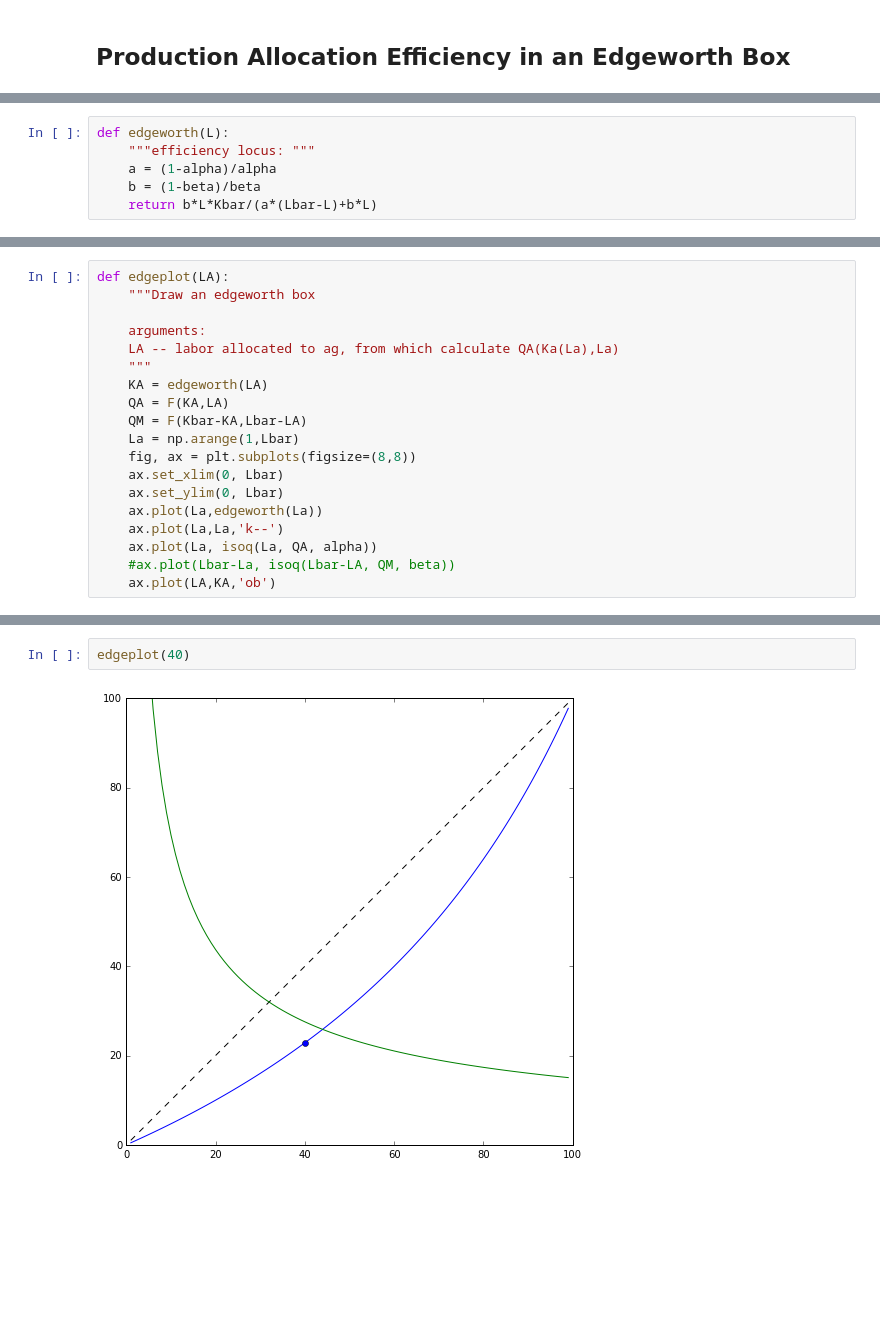
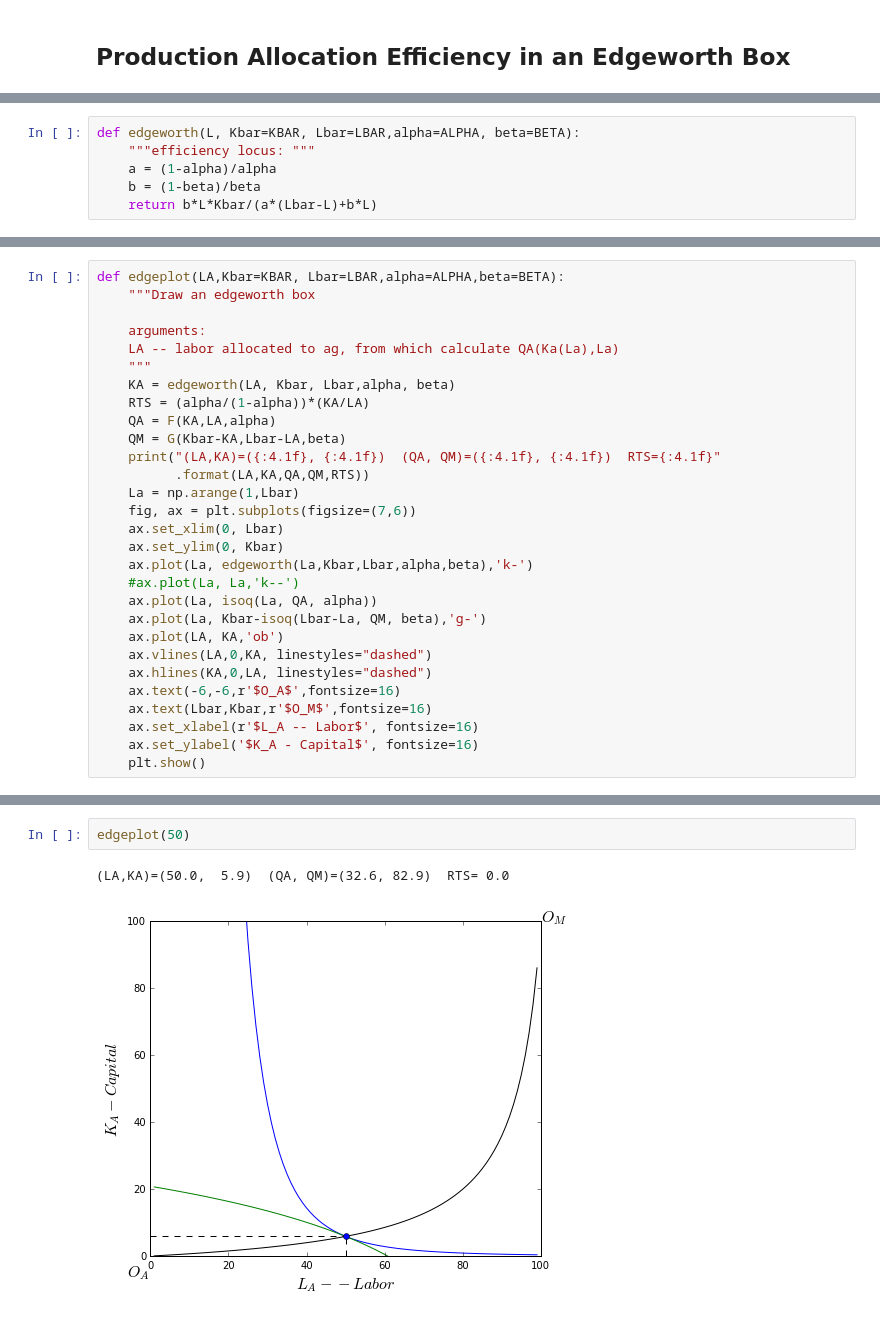
Before and after one commit to jhconning/Dev-II, a Jupyter notebook: notebooks/EdgeworthProduction.ipynb, the cells around one changed output, grey strips where cells are left out. Cells and saved outputs as stored; diff of their text form; blank space fills up the shorter version.

Commit message:
Edgeworth notebook + carteryao

```diff
--- a/notebooks/EdgeworthProduction.ipynb
+++ b/notebooks/EdgeworthProduction.ipynb
@@ -32,5 +46,5 @@ def isoq(L, Q, mu):
 # %%
-def edgeworth(L):
+def edgeworth(L, Kbar=KBAR, Lbar=LBAR,alpha=ALPHA, beta=BETA):
     """efficiency locus: """
     a = (1-alpha)/alpha
     b = (1-beta)/beta
@@ -40,19 +52,29 @@ La = np.arange(1,Lbar)
 # %%
-def edgeplot(LA):
+def edgeplot(LA,Kbar=KBAR, Lbar=LBAR,alpha=ALPHA,beta=BETA):
     """Draw an edgeworth box
 
     arguments:
     LA -- labor allocated to ag, from which calculate QA(Ka(La),La)
     """
-    KA = edgeworth(LA)
-    QA = F(KA,LA)
-    QM = F(Kbar-KA,Lbar-LA)
+    KA = edgeworth(LA, Kbar, Lbar,alpha, beta)
+    RTS = (alpha/(1-alpha))*(KA/LA)
+    QA = F(KA,LA,alpha)
+    QM = G(Kbar-KA,Lbar-LA,beta)
+    print("(LA,KA)=({:4.1f}, {:4.1f})  (QA, QM)=({:4.1f}, {:4.1f})  RTS={:4.1f}"
+          .format(LA,KA,QA,QM,RTS))
     La = np.arange(1,Lbar)
-    fig, ax = plt.subplots(figsize=(8,8))
+    fig, ax = plt.subplots(figsize=(7,6))
     ax.set_xlim(0, Lbar)
-    ax.set_ylim(0, Lbar)
-    ax.plot(La,edgeworth(La))
-    ax.plot(La,La,'k--')
+    ax.set_ylim(0, Kbar)
+    ax.plot(La, edgeworth(La,Kbar,Lbar,alpha,beta),'k-')
+    #ax.plot(La, La,'k--')
     ax.plot(La, isoq(La, QA, alpha))
-    #ax.plot(Lbar-La, isoq(Lbar-LA, QM, beta))
-    ax.plot(LA,KA,'ob')
+    ax.plot(La, Kbar-isoq(Lbar-La, QM, beta),'g-')
+    ax.plot(LA, KA,'ob')
+    ax.vlines(LA,0,KA, linestyles="dashed")
+    ax.hlines(KA,0,LA, linestyles="dashed")
+    ax.text(-6,-6,r'$O_A$',fontsize=16)
+    ax.text(Lbar,Kbar,r'$O_M$',fontsize=16)
+    ax.set_xlabel(r'$L_A -- Labor$', fontsize=16)
+    ax.set_ylabel('$K_A - Capital$', fontsize=16)
+    plt.show()
@@ -59,4 +109,5 @@ def edgeplot(LA):
 # %%
-edgeplot(40)
+edgeplot(50)
 # %% [output]
+(LA,KA)=(50.0,  5.9)  (QA, QM)=(32.6, 82.9)  RTS= 0.0
-[figure, old version]
+[figure, new version]
```
Also changed, not shown: parts of 17 cells of this notebook, 1 other file.
